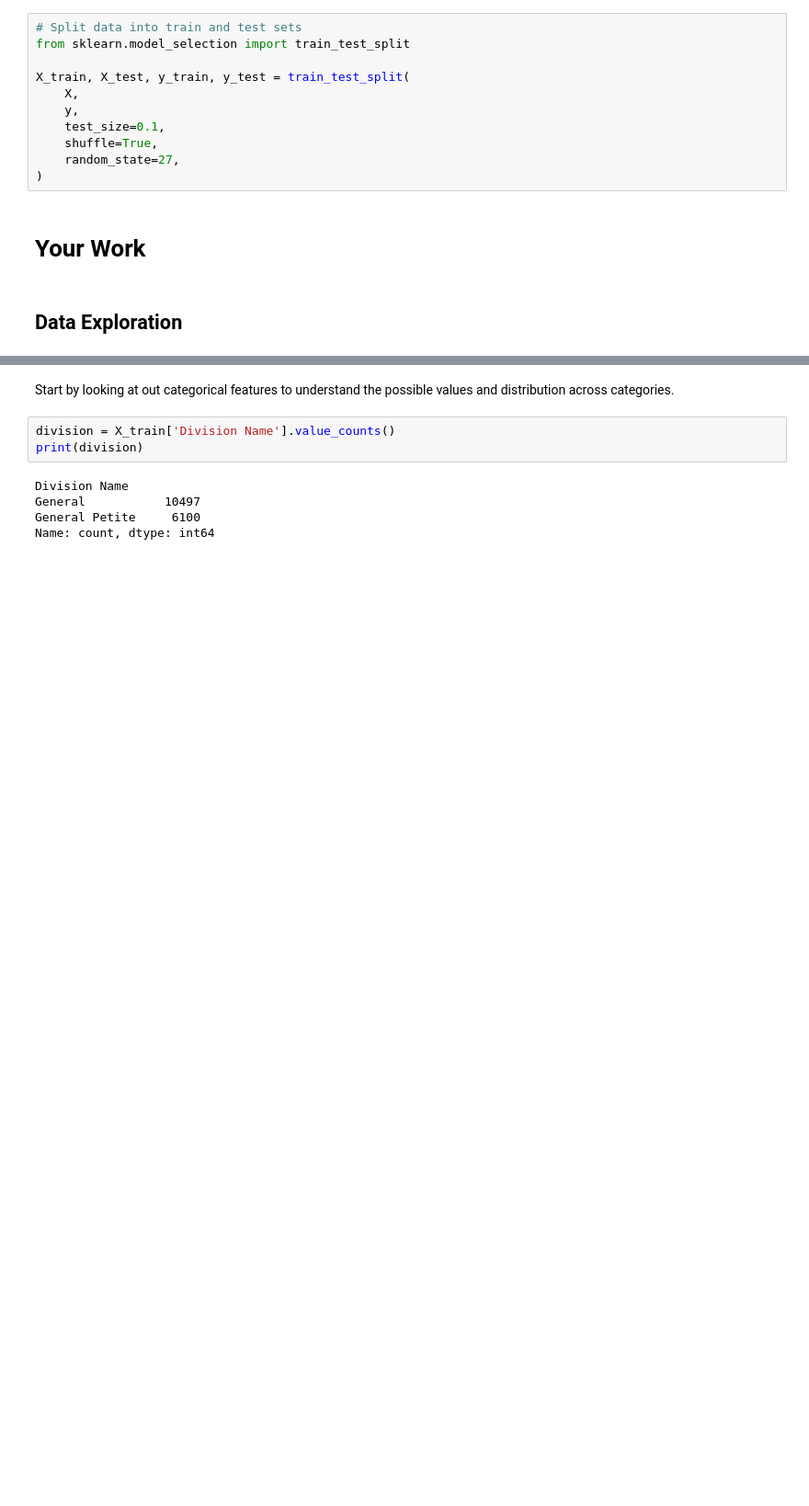
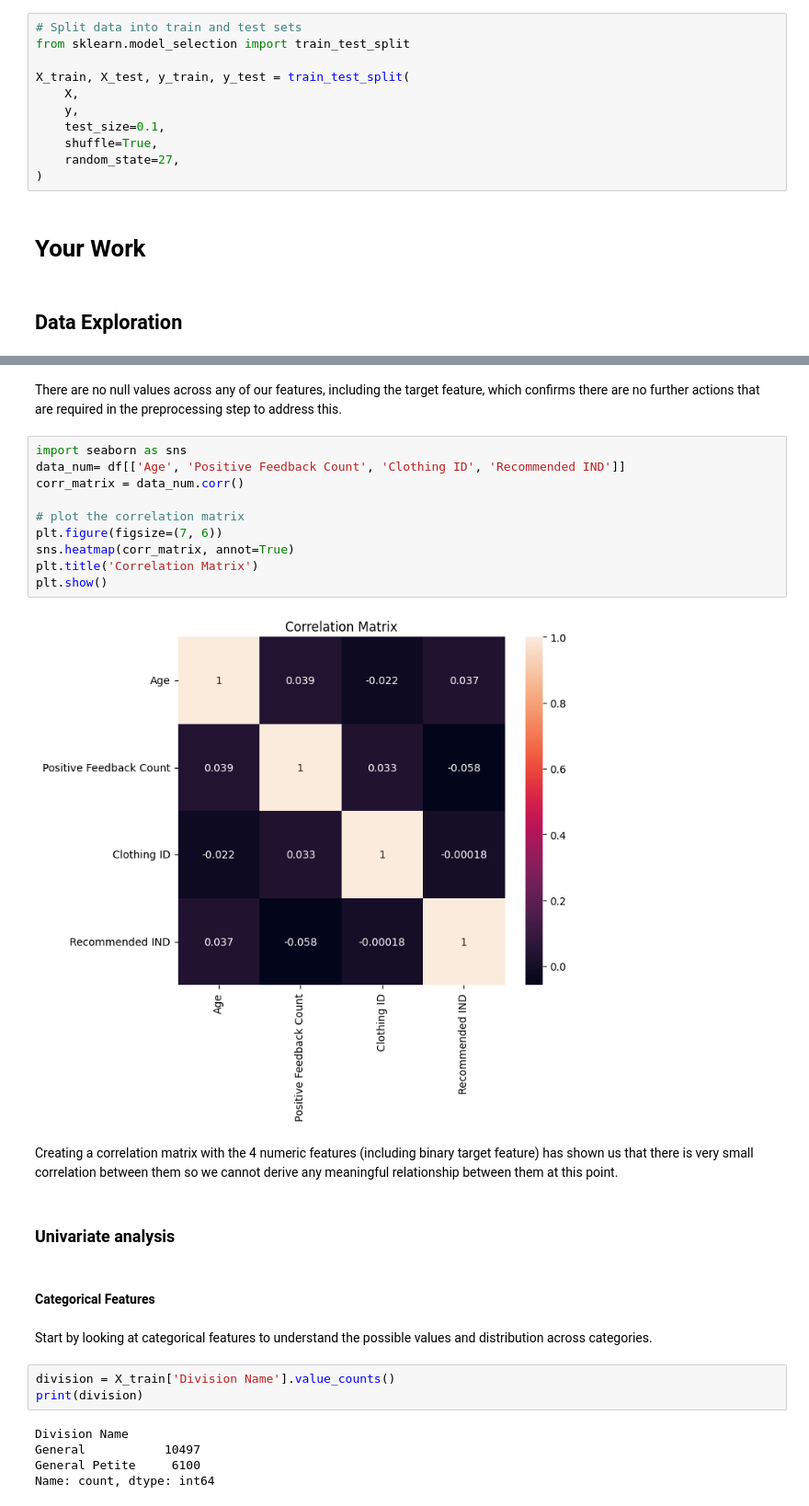
Before and after one commit to annad2207/pipelines-project, a Jupyter notebook: starter/Pipeline_notebook.ipynb, the cells around one changed output, grey strips where cells are left out. Shown at 92% size. Cells and saved outputs as stored; diff of their text form; blank space fills up the shorter version.

```diff
--- a/starter/Pipeline_notebook.ipynb
+++ b/starter/Pipeline_notebook.ipynb
@@ -106,5 +127,25 @@ X_train, X_test, y_train, y_test = train_test_split(
+# %% [markdown]
+There are no null values across any of our features, including the target feature, which confirms there are no further actions that are required in the preprocessing step to address this.
+# %%
+import seaborn as sns
+data_num= df[['Age', 'Positive Feedback Count', 'Clothing ID', 'Recommended IND']]
+corr_matrix = data_num.corr()
+
+# plot the correlation matrix
+plt.figure(figsize=(7, 6))
+sns.heatmap(corr_matrix, annot=True)
+plt.title('Correlation Matrix')
+plt.show()
+# %% [output]
+[figure, added]
+# %% [markdown]
+Creating a correlation matrix with the 4 numeric features (including binary target feature) has shown us that there is very small correlation between them so we cannot derive any meaningful relationship between them at this point.
+# %% [markdown]
+### Univariate analysis
+# %% [markdown]
+#### Categorical Features
 # %% [markdown]
-Start by looking at out categorical features to understand the possible values and distribution across categories.
+Start by looking at categorical features to understand the possible values and distribution across categories.
 # %%
 division = X_train['Division Name'].value_counts()
 print(division)
```
Also changed, not shown: parts of 23 cells of this notebook, 1 other file.
